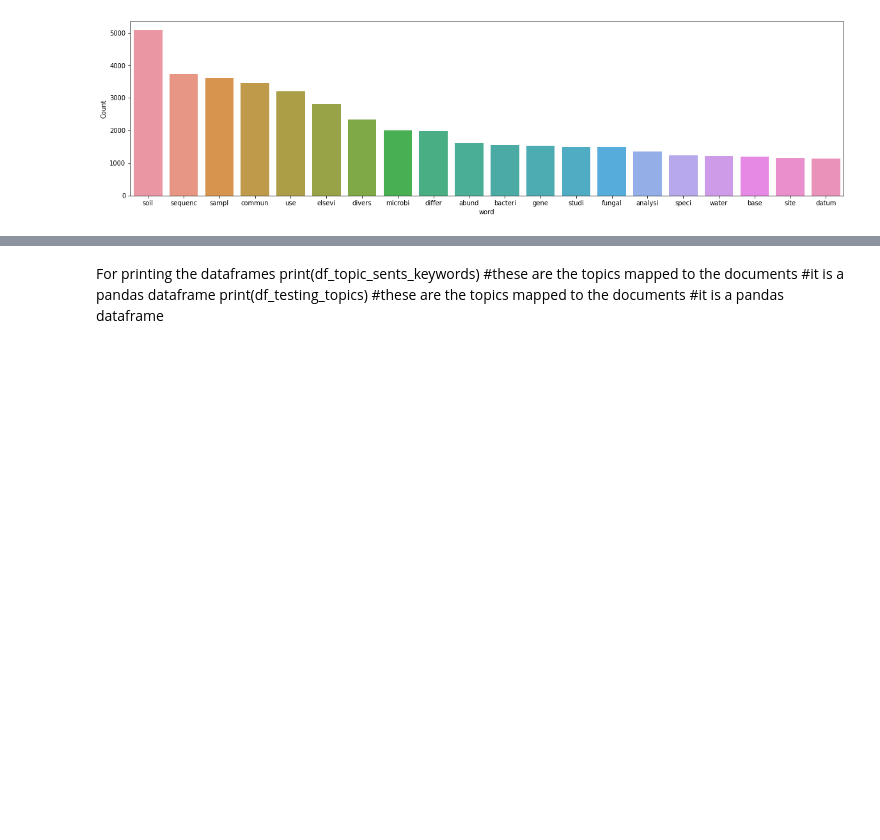
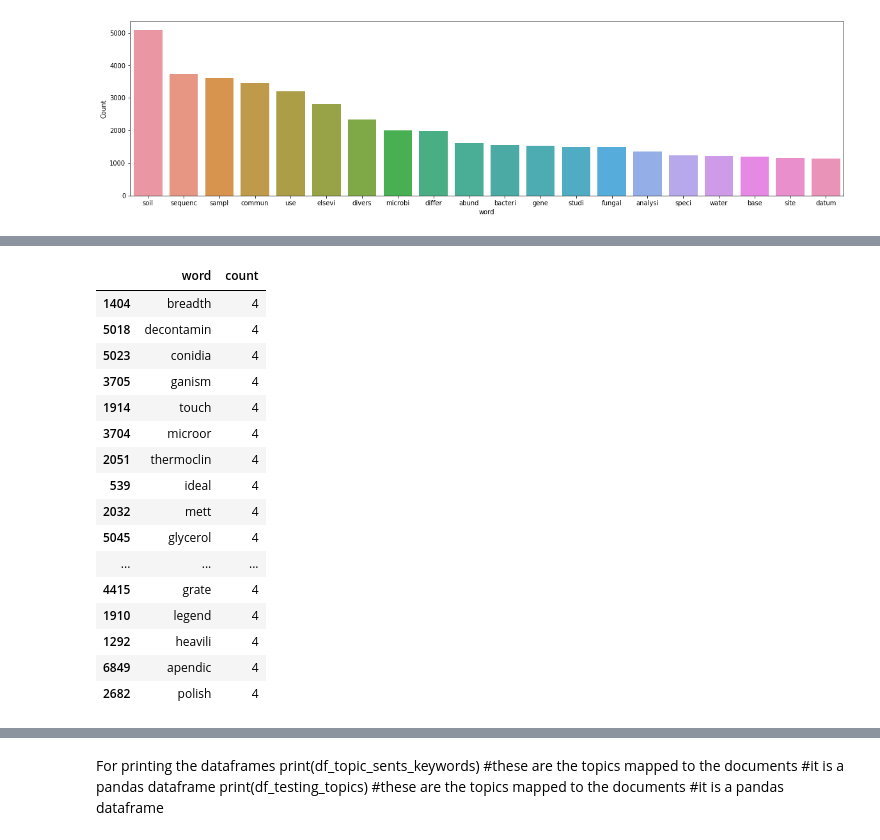
Before and after one commit to dretomlin/Cryptococcus-neoformans-Search-and-Destroy, a Jupyter notebook: ldaTopicGenerator.ipynb, the cells around one changed output, grey strips where cells are left out. Drawn from its saved outputs; the diff is of its cells as text; code cells hidden in the pictures; blank space fills up the shorter version.

```diff
--- a/ldaTopicGenerator.ipynb
+++ b/ldaTopicGenerator.ipynb
@@ -386,0 +388,21 @@ testDwords = list(sent_to_words(testD))
+# %%
+dflist = wordsTestdf.sort_values(by=["count"], ascending=False)
+dflist[dflist["count"] < 5].head(30)
+# %% [output]
+|  | word | count |
+| 1404 | breadth | 4 |
+| 5018 | decontamin | 4 |
+| 5023 | conidia | 4 |
+| 3705 | ganism | 4 |
+| 1914 | touch | 4 |
+| 3704 | microor | 4 |
+| 2051 | thermoclin | 4 |
+| 539 | ideal | 4 |
+| 2032 | mett | 4 |
+| 5045 | glycerol | 4 |
+| ... | ... | ... |
+| 4415 | grate | 4 |
+| 1910 | legend | 4 |
+| 1292 | heavili | 4 |
+| 6849 | apendic | 4 |
+| 2682 | polish | 4 |
```
Also changed, not shown: parts of 46 cells of this notebook, 2 other files.
